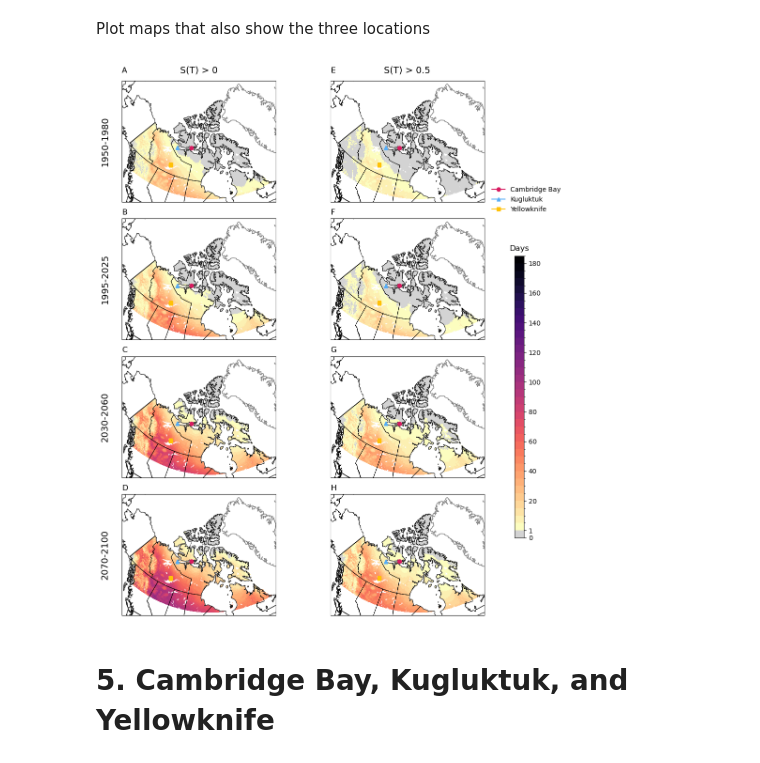
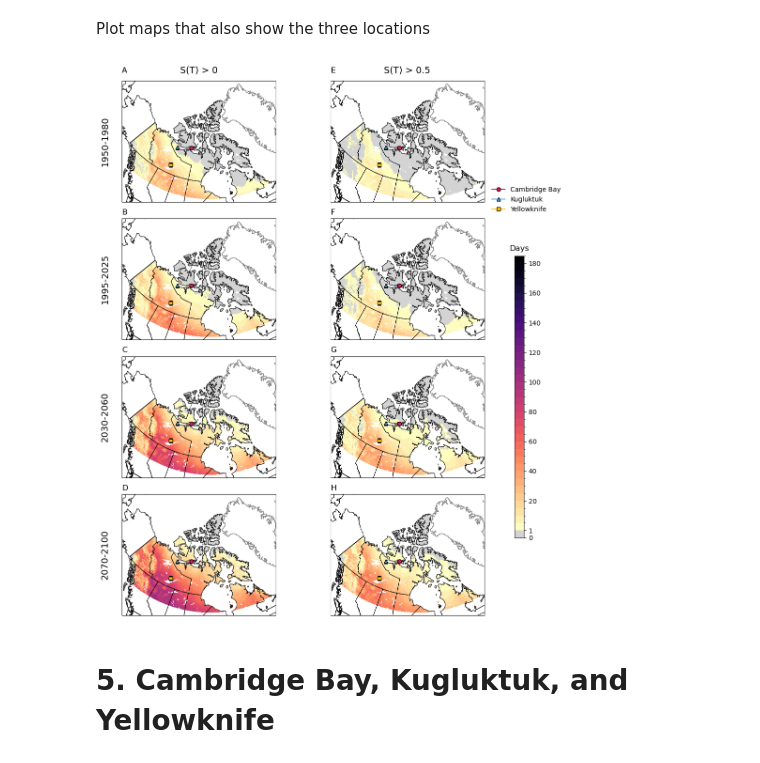
Before and after one commit to BernhardtLab/Arctic-VBD, a Jupyter notebook: R-scripts/14_mapping_lowerCI.ipynb, the cells around one changed output. Cells and saved outputs as stored; diff of their text form; code cells hidden in the pictures.

```diff
--- a/R-scripts/14_mapping_lowerCI.ipynb
+++ b/R-scripts/14_mapping_lowerCI.ipynb
@@ -1006,18 +1006,21 @@ for i, ax in enumerate(axes.flat): # flat makes axes 1D instead of 2D
     ax.plot(CBAY_lon, CBAY_lat,
             marker = 'o',
             color = '#D81B60',
+            markeredgecolor = 'black',
             transform=ccrs.PlateCarree(),
             label='Cambridge Bay' if i == 0 else "") # Only the first subplot contributes to the legend
 
     ax.plot(KUG_lon, KUG_lat,
             marker = '^',
             color = '#56ADF7',
+            markeredgecolor = 'black',
             transform=ccrs.PlateCarree(),
             label = 'Kugluktuk' if i == 0 else "")
 
     ax.plot(YKN_lon, YKN_lat,
             marker = 's',
             color = '#FFC107',
+            markeredgecolor = 'black',
             transform=ccrs.PlateCarree(),
             label = 'Yellowknife' if i == 0 else "")
 
@@ -1046,34 +1049,34 @@ cbar.set_ticklabels([str(t) for t in tick_positions])
 
 # Add legend
 fig.legend(
     loc='center left',
     frameon=False,
     bbox_to_anchor=(0.89, 0.75)
 )
 # Column and row labels
 cols = ["S(T) > 0", "S(T) > 0.5"]
 rows = ["1950-1980", "1995-2025", "2030-2060", "2070-2100"]
 
 # Column headers
 for col, label in enumerate(cols):
     axes[0, col].set_title(label, fontsize=14, pad=12) # Add column
 
 # Row headers
 for row, label in enumerate(rows):
     axes[row, 0].text(
         -0.08, 0.5, label,
         va ='center', ha = 'right',
         rotation = 90, # Vertical label
         transform = axes[row, 0].transAxes, # keeps positioning consistent regardless of projection
         fontsize = 14
     )
 
 fig.tight_layout()
 plt.savefig("figures/FigS10-suitability.lowerCI.png", dpi=300, bbox_inches="tight")
 
 plt.show()
 # %% [output]
-[figure, old version]
+[figure, new version]
 # %% [markdown]
 # 5. Cambridge Bay, Kugluktuk, and Yellowknife
 # %% [markdown]
```
Also changed, not shown: 5 other files.
